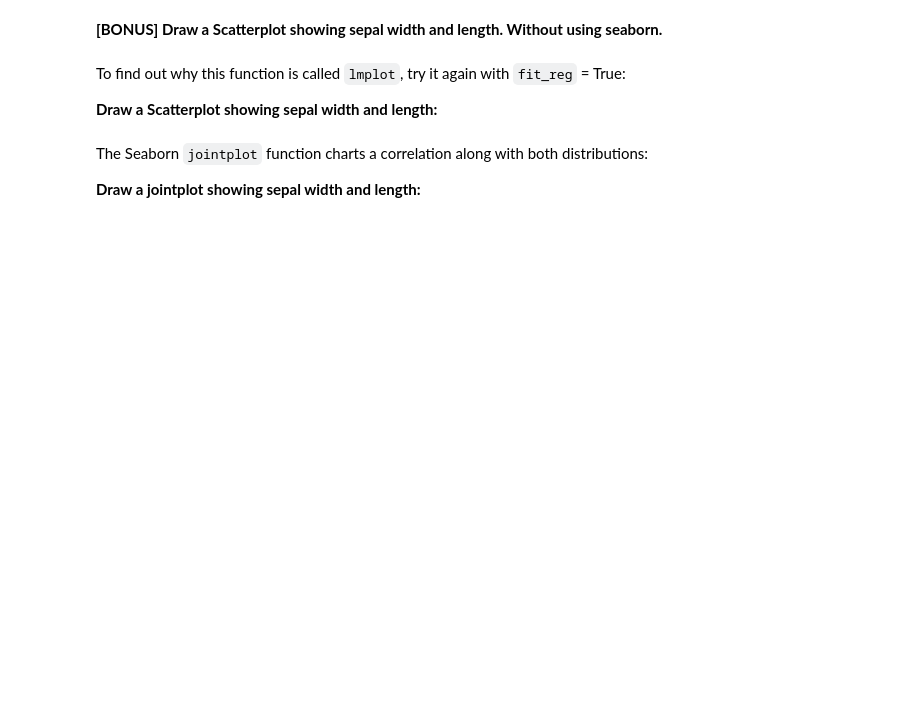
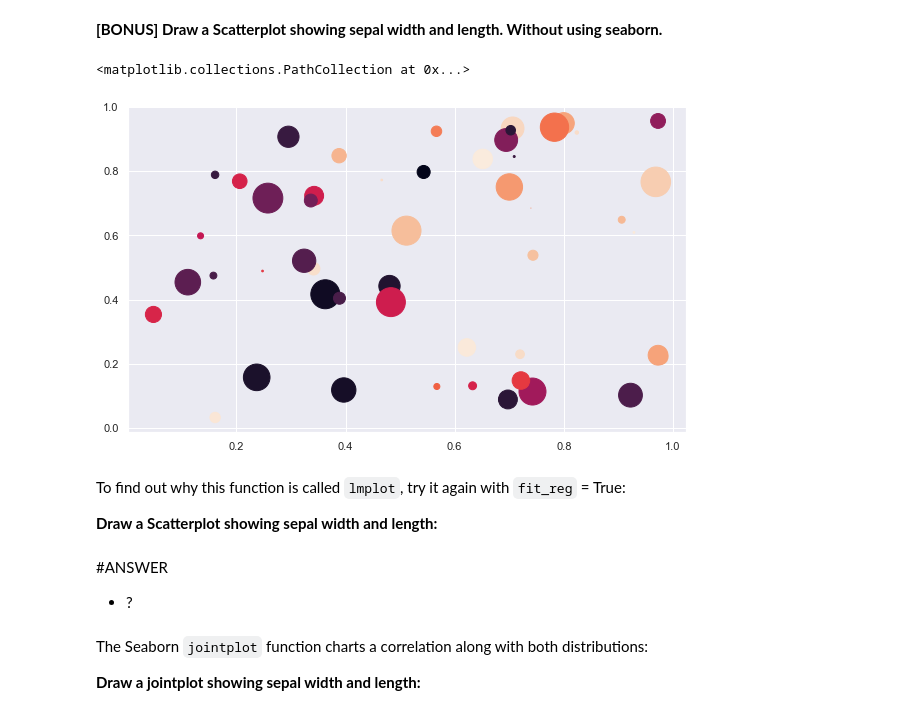
Before and after one commit to reediredale/institute-of-data, a Jupyter notebook: Module 2/Lab 2.1.2.ipynb, the cells around one changed output. Cells and saved outputs as stored; diff of their text form; code cells hidden in the pictures; blank space fills up the shorter version.

```diff
--- a/Module 2/Lab 2.1.2.ipynb
+++ b/Module 2/Lab 2.1.2.ipynb
@@ -252,3 +312,9 @@ In this case, we already have different species, so we can colour the points acc
+# %%
+#ANSWER
+plt.scatter(x, y, s=area, c=colors)
+# %% [output]
+<matplotlib.collections.PathCollection at 0x...>
+[figure, added]
 # %% [markdown]
 To find out why this function is called `lmplot`, try it again with `fit_reg` = True:
 
@@ -258,3 +322,6 @@ To find out why this function is called `lmplot`, try it again with `fit_reg` =
+# %% [markdown]
+#ANSWER
+* ?
 # %% [markdown]
 The Seaborn `jointplot` function charts a correlation along with both distributions:
 
```
Also changed, not shown: parts of 20 cells of this notebook, 1 other file.
